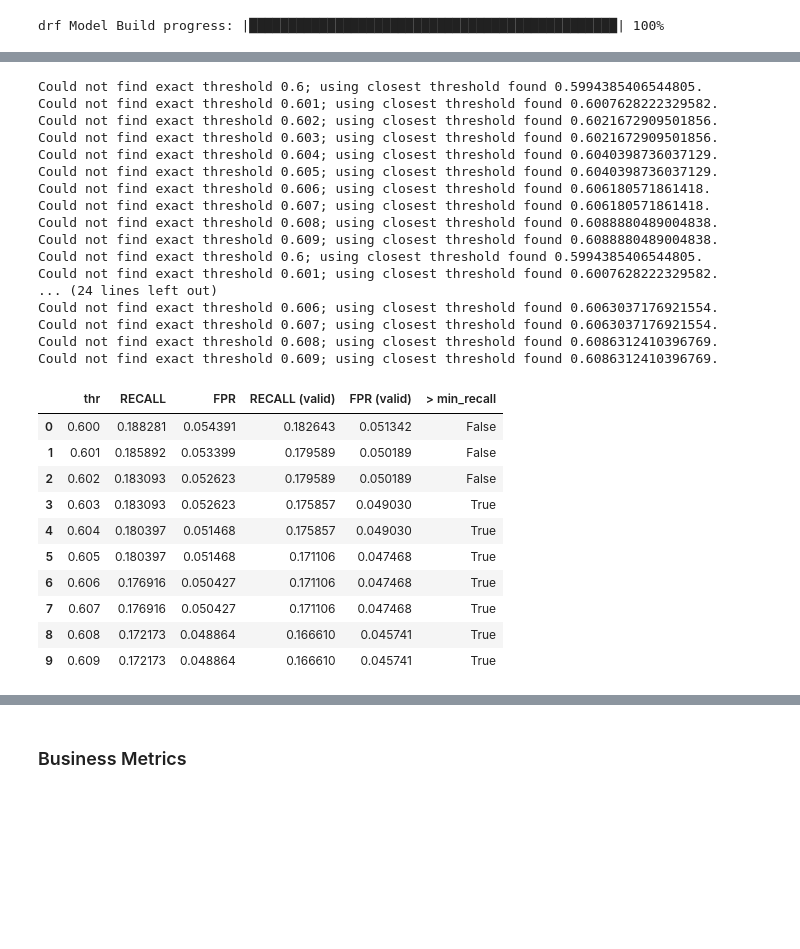
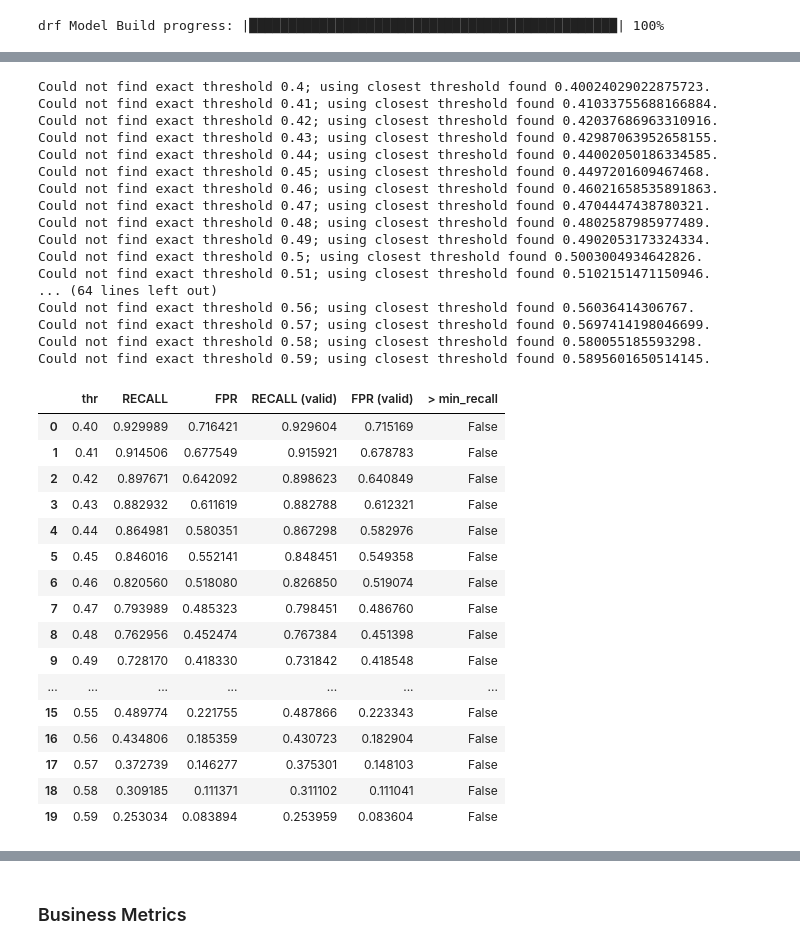
Before and after one commit to jakubglinka/ml-loan, a Jupyter notebook: notebooks/loan_defaults_prediction.ipynb, the cells around one changed output, grey strips where cells are left out. Drawn from its saved outputs; the diff is of its cells as text; code cells hidden in the pictures; blank space fills up the shorter version.

```diff
--- a/notebooks/loan_defaults_prediction.ipynb
+++ b/notebooks/loan_defaults_prediction.ipynb
@@ -796,6 +870,8 @@ df['sub_grade_fact'] = df['sub_grade'].asfactor()
 
 df['emp_length_fact'] = df['emp_length'].asfactor()
 df['home_ownership_fact'] = df['home_ownership'].asfactor()
+df['verification_status_fact'] = df['verification_status'].asfactor()
+df['zip_code_fact'] = df['zip_code'].asfactor()
 # %%
 model_ft = ['loan_default_fact',
             'installment',
@@ -809,6 +885,10 @@ model_ft = ['loan_default_fact',
             'purpose_fact',
             'emp_length_fact',
             'home_ownership_fact',
+            'annual_inc',
+            'loan_amnt_in_annual_inc',
+            'verification_status_fact',
+            'zip_code_fact',
             'w']
 # %%
 nmes = df[1:10, :].as_data_frame()
@@ -838,7 +918,6 @@ Few comments about splitting the dataset (date and Keyword are the key)
 # %%
 train, validate, test = df.split_frame([.5, .2], seed=2014)
 
-validate['w'] = 1.0
 test['w'] = 1.0
 
 predictors = model_ft[1:-1] + model_title_word_ft + model_title_ngram_ft + model_emp_title_ft
@@ -1092,8 +1175,8 @@ pd_auc.head(10)
 # %%
 from h2o.estimators.random_forest import H2ORandomForestEstimator
 
-# drf_best_model_ntrees = 100
-# drf_best_model_depth = 20
+drf_best_model_ntrees = 200
+drf_best_model_depth = 5
 
 drf_model = H2ORandomForestEstimator(distribution="multinomial",
                                     ntrees=int(drf_best_model_ntrees),
@@ -1113,45 +1196,51 @@ drf_model.plot()
 # %%
-thr_grid = [i / 1000 for i in range(600, 610)]
+thr_grid = [i / 100 for i in range(40, 60)]
 thr_grid_recall_train = pd.DataFrame(drf_model.recall(thr_grid, train=True), columns=['thr', 'RECALL'])
 thr_grid_fpr_train = pd.DataFrame(drf_model.fpr(thr_grid, train=True), columns=['thr', 'FPR'])
 thr_grid_recall_valid = pd.DataFrame(drf_model.recall(thr_grid, valid=True), columns=['thr', 'RECALL (valid)'])
 thr_grid_fpr_valid = pd.DataFrame(drf_model.fpr(thr_grid, valid=True), columns=['thr', 'FPR (valid)'])
 
 thr_grid = thr_grid_recall_train.merge(thr_grid_fpr_train).merge(thr_grid_recall_valid).merge(thr_grid_fpr_valid)
 thr_grid['> min_recall'] = thr_grid['FPR (valid)'] <= usr_min_error
 drf_thr_grid = thr_grid
 drf_sel_thr = thr_grid.loc[thr_grid['> min_recall'], 'thr'].min()
 
 drf_thr_grid
 # %% [output]
-Could not find exact threshold 0.6; using closest threshold found 0.5994385406544805.
-Could not find exact threshold 0.601; using closest threshold found 0.6007628222329582.
-Could not find exact threshold 0.602; using closest threshold found 0.6021672909501856.
-Could not find exact threshold 0.603; using closest threshold found 0.6021672909501856.
-Could not find exact threshold 0.604; using closest threshold found 0.6040398736037129.
-Could not find exact threshold 0.605; using closest threshold found 0.6040398736037129.
-Could not find exact threshold 0.606; using closest threshold found 0.606180571861418.
-Could not find exact threshold 0.607; using closest threshold found 0.606180571861418.
-Could not find exact threshold 0.608; using closest threshold found 0.6088880489004838.
-Could not find exact threshold 0.609; using closest threshold found 0.6088880489004838.
-Could not find exact threshold 0.6; using closest threshold found 0.5994385406544805.
-Could not find exact threshold 0.601; using closest threshold found 0.6007628222329582.
-... (24 lines left out)
-Could not find exact threshold 0.606; using closest threshold found 0.6063037176921554.
-Could not find exact threshold 0.607; using closest threshold found 0.6063037176921554.
-Could not find exact threshold 0.608; using closest threshold found 0.6086312410396769.
-Could not find exact threshold 0.609; using closest threshold found 0.6086312410396769.
+Could not find exact threshold 0.4; using closest threshold found 0.40024029022875723.
+Could not find exact threshold 0.41; using closest threshold found 0.41033755688166884.
+Could not find exact threshold 0.42; using closest threshold found 0.42037686963310916.
+Could not find exact threshold 0.43; using closest threshold found 0.42987063952658155.
+Could not find exact threshold 0.44; using closest threshold found 0.44002050186334585.
+Could not find exact threshold 0.45; using closest threshold found 0.4497201609467468.
+Could not find exact threshold 0.46; using closest threshold found 0.46021658535891863.
+Could not find exact threshold 0.47; using closest threshold found 0.4704447438780321.
+Could not find exact threshold 0.48; using closest threshold found 0.4802587985977489.
+Could not find exact threshold 0.49; using closest threshold found 0.4902053173324334.
+Could not find exact threshold 0.5; using closest threshold found 0.5003004934642826.
+Could not find exact threshold 0.51; using closest threshold found 0.5102151471150946.
+... (64 lines left out)
+Could not find exact threshold 0.56; using closest threshold found 0.56036414306767.
+Could not find exact threshold 0.57; using closest threshold found 0.5697414198046699.
+Could not find exact threshold 0.58; using closest threshold found 0.580055185593298.
+Could not find exact threshold 0.59; using closest threshold found 0.5895601650514145.
 |  | thr | RECALL | FPR | RECALL (valid) | FPR (valid) | > min_recall |
-| 0 | 0.600 | 0.188281 | 0.054391 | 0.182643 | 0.051342 | False |
-| 1 | 0.601 | 0.185892 | 0.053399 | 0.179589 | 0.050189 | False |
-| 2 | 0.602 | 0.183093 | 0.052623 | 0.179589 | 0.050189 | False |
-| 3 | 0.603 | 0.183093 | 0.052623 | 0.175857 | 0.049030 | True |
-| 4 | 0.604 | 0.180397 | 0.051468 | 0.175857 | 0.049030 | True |
-| 5 | 0.605 | 0.180397 | 0.051468 | 0.171106 | 0.047468 | True |
-| 6 | 0.606 | 0.176916 | 0.050427 | 0.171106 | 0.047468 | True |
-| 7 | 0.607 | 0.176916 | 0.050427 | 0.171106 | 0.047468 | True |
-| 8 | 0.608 | 0.172173 | 0.048864 | 0.166610 | 0.045741 | True |
-| 9 | 0.609 | 0.172173 | 0.048864 | 0.166610 | 0.045741 | True |
+| 0 | 0.40 | 0.929989 | 0.716421 | 0.929604 | 0.715169 | False |
+| 1 | 0.41 | 0.914506 | 0.677549 | 0.915921 | 0.678783 | False |
+| 2 | 0.42 | 0.897671 | 0.642092 | 0.898623 | 0.640849 | False |
+| 3 | 0.43 | 0.882932 | 0.611619 | 0.882788 | 0.612321 | False |
+| 4 | 0.44 | 0.864981 | 0.580351 | 0.867298 | 0.582976 | False |
+| 5 | 0.45 | 0.846016 | 0.552141 | 0.848451 | 0.549358 | False |
+| 6 | 0.46 | 0.820560 | 0.518080 | 0.826850 | 0.519074 | False |
+| 7 | 0.47 | 0.793989 | 0.485323 | 0.798451 | 0.486760 | False |
+| 8 | 0.48 | 0.762956 | 0.452474 | 0.767384 | 0.451398 | False |
+| 9 | 0.49 | 0.728170 | 0.418330 | 0.731842 | 0.418548 | False |
+| ... | ... | ... | ... | ... | ... | ... |
+| 15 | 0.55 | 0.489774 | 0.221755 | 0.487866 | 0.223343 | False |
+| 16 | 0.56 | 0.434806 | 0.185359 | 0.430723 | 0.182904 | False |
+| 17 | 0.57 | 0.372739 | 0.146277 | 0.375301 | 0.148103 | False |
+| 18 | 0.58 | 0.309185 | 0.111371 | 0.311102 | 0.111041 | False |
+| 19 | 0.59 | 0.253034 | 0.083894 | 0.253959 | 0.083604 | False |
 # %%
 drf_sel_thr
 # %% [output]
```
Also changed, not shown: parts of 34 cells of this notebook.
